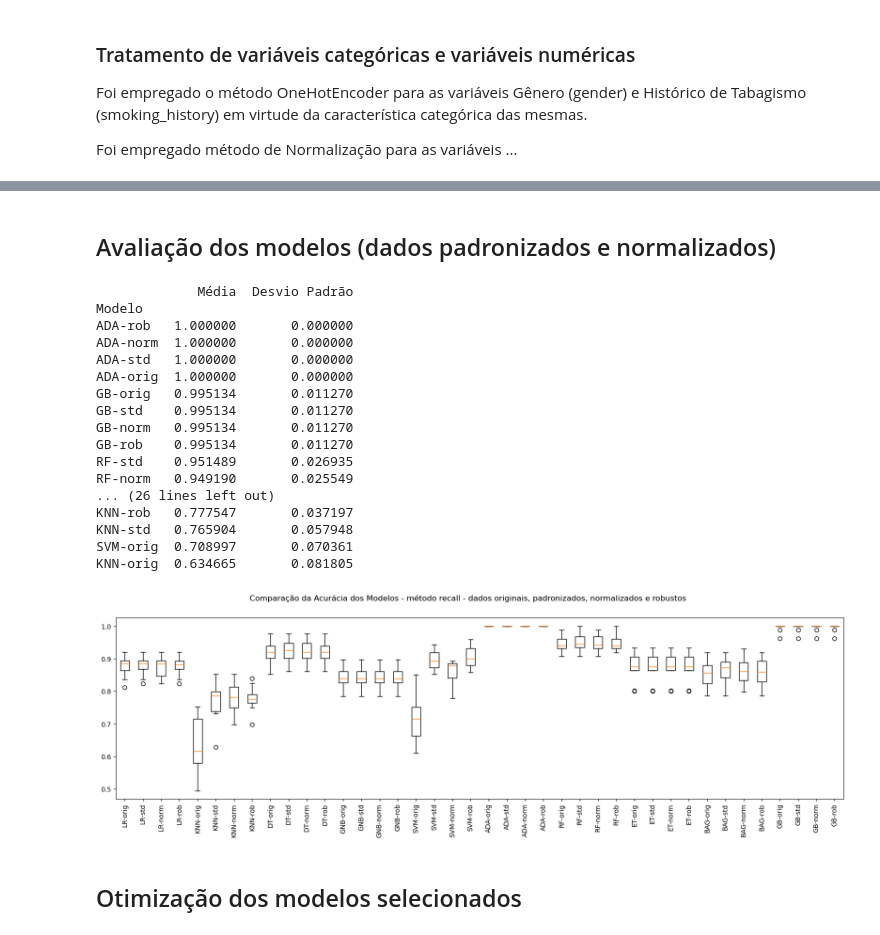
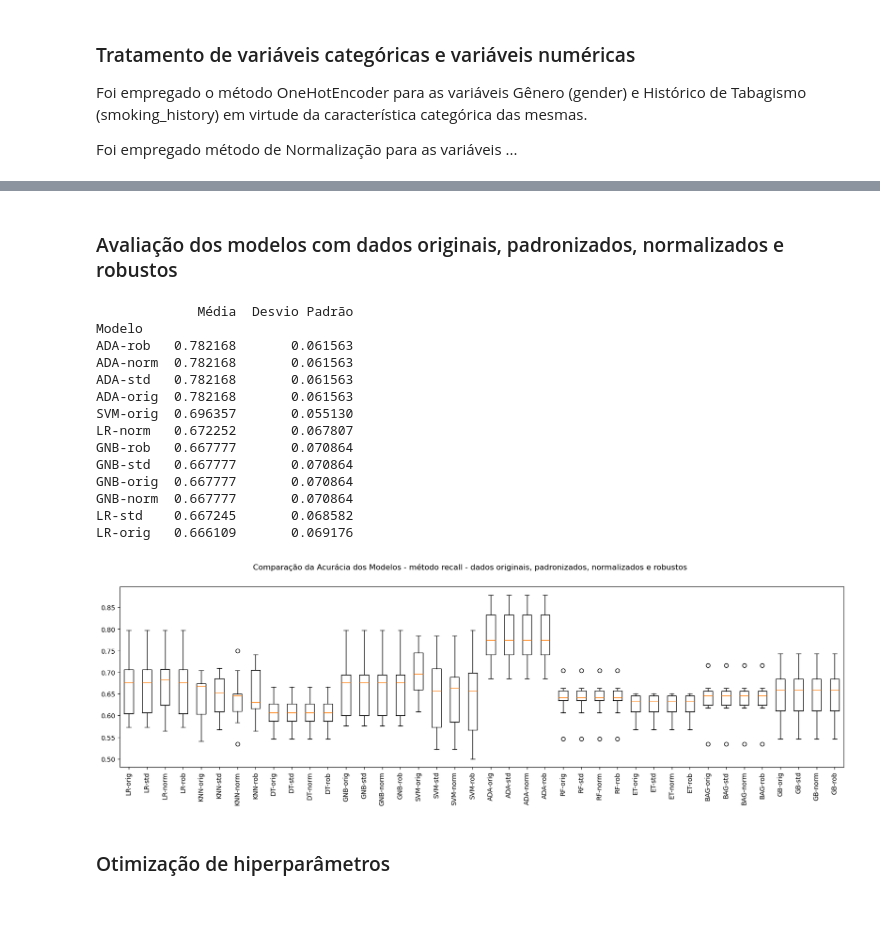
Before and after one commit to rogerioferreira/MVP-Machine_Learning-PUC-RIO, a Jupyter notebook: notebooks/hypertension_prediction.ipynb, the cells around one changed output, grey strips where cells are left out. Cells and saved outputs as stored; diff of their text form; code cells hidden in the pictures; blank space fills up the shorter version.

Commit message:
inclusão da otimização de hiperparâmetros e avaliação do modelo

```diff
--- a/notebooks/hypertension_prediction.ipynb
+++ b/notebooks/hypertension_prediction.ipynb
@@ -232,0 +243,8 @@ Foi empregado o método PCA como técnica de redução de dimensionalidade, resu
+# %%
+# aplicação de ténica de redução de dimensionalidade
+pca = PCA(
+    n_components=0.97, random_state=SEED
+)  # n_components=0.97 mantém 97% da variância
+X = pca.fit_transform(X)
+
+X.shape
@@ -382,5 +382,5 @@ KNN     0.634665       0.081805
 # %% [markdown]
-## Avaliação dos modelos (dados padronizados e normalizados)
+### Avaliação dos modelos com dados originais, padronizados, normalizados e robustos
 # %%
 # criação de listas para armazenar os pipelines e os resultados
 pipelines = []
@@ -488,51 +488,50 @@ pipelines.append(("GB-rob", Pipeline(steps=[robust_scaler, gb])))
 for name, model in pipelines:
 
     print(f"Treinando o modelo: {name}", end="\r")
     cv_results = cross_val_score(model, X_train, y_train, cv=kfold, scoring=scoring)
 
     results.append(cv_results)
     names.append(name)
     means.append(cv_results.mean())
     std.append(cv_results.std())
 
 
 # geraão do dataframe de resultados
 df_results = pd.DataFrame(
     {
         "Modelo": names,
         "Média": means,
         "Desvio Padrão": std,
     }
 )
 
-# exibição dos resultados
-print(df_results.set_index("Modelo").sort_values("Média", ascending=False))
+# exibição dos resultados - apenas os melhores resultados
+print(df_results.set_index("Modelo").sort_values("Média", ascending=False).head(12))
 
 # boxplot de comparação dos modelos
 fig = plt.figure(figsize=(20, 5))
-fig.suptitle(f"Comparação da Acurácia dos Modelos - método {scoring} - dados originais, padronizados, normalizados e robustos")
+fig.suptitle(
+    f"Comparação da Acurácia dos Modelos - método {scoring} - dados originais, padronizados, normalizados e robustos"
+)
 ax = fig.add_subplot(1, 1, 1)
 plt.boxplot(results)
 ax.set_xticklabels(names, rotation=90)
 plt.show()
 # %% [output]
              Média  Desvio Padrão
 Modelo
-ADA-rob   1.000000       0.000000
-ADA-norm  1.000000       0.000000
-ADA-std   1.000000       0.000000
-ADA-orig  1.000000       0.000000
-GB-orig   0.995134       0.011270
-GB-std    0.995134       0.011270
-GB-norm   0.995134       0.011270
-GB-rob    0.995134       0.011270
-RF-std    0.951489       0.026935
-RF-norm   0.949190       0.025549
-... (26 lines left out)
-KNN-rob   0.777547       0.037197
-KNN-std   0.765904       0.057948
-SVM-orig  0.708997       0.070361
-KNN-orig  0.634665       0.081805
+ADA-rob   0.782168       0.061563
+ADA-norm  0.782168       0.061563
+ADA-std   0.782168       0.061563
+ADA-orig  0.782168       0.061563
+SVM-orig  0.696357       0.055130
+LR-norm   0.672252       0.067807
+GNB-rob   0.667777       0.070864
+GNB-std   0.667777       0.070864
+GNB-orig  0.667777       0.070864
+GNB-norm  0.667777       0.070864
+LR-std    0.667245       0.068582
+LR-orig   0.666109       0.069176
-[figure, old version]
+[figure, new version]
-# %% [markdown]
-## Otimização dos modelos selecionados
+# %% [markdown]
+### Otimização de hiperparâmetros
```
Also changed, not shown: parts of 14 cells of this notebook, 1 other file.
